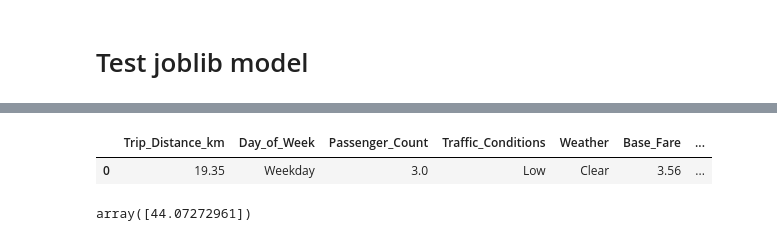
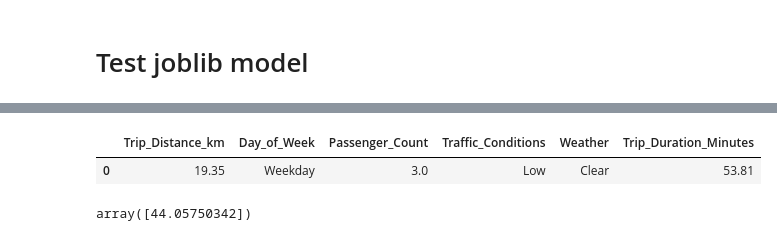
Before and after one commit to norelindkvist-debug/taxi-prediction-fullstack-nore, a Jupyter notebook: src/taxipred/model_development/test_model.ipynb, the cells around one changed output, grey strips where cells are left out. Cells and saved outputs as stored; diff of their text form; code cells hidden in the pictures.

```diff
--- a/src/taxipred/model_development/test_model.ipynb
+++ b/src/taxipred/model_development/test_model.ipynb
@@ -19,21 +17,20 @@ Pipeline(steps=[('preprocessor',
 # %%
 import pandas as pd
 
 sample_test_data = pd.DataFrame({
         "Trip_Distance_km": [19.35],
         "Day_of_Week": ["Weekday"],
         "Passenger_Count": [3.0],
         "Traffic_Conditions": ["Low"],
         "Weather": ["Clear"],
-        "Base_Fare": [3.56],
         "Trip_Duration_Minutes": [53.81]
 })
 
 sample_test_data
 # %% [output]
-|  | Trip_Distance_km | Day_of_Week | Passenger_Count | Traffic_Conditions | Weather | Base_Fare | ... |
-| 0 | 19.35 | Weekday | 3.0 | Low | Clear | 3.56 | ... |
+|  | Trip_Distance_km | Day_of_Week | Passenger_Count | Traffic_Conditions | Weather | Trip_Duration_Minutes |
+| 0 | 19.35 | Weekday | 3.0 | Low | Clear | 53.81 |
 # %%
 lr_model.predict(sample_test_data)
 # %% [output]
-array([44.07272961])
+array([44.05750342])
```
Also changed, not shown: parts of 1 cell of this notebook, 2 other files.
